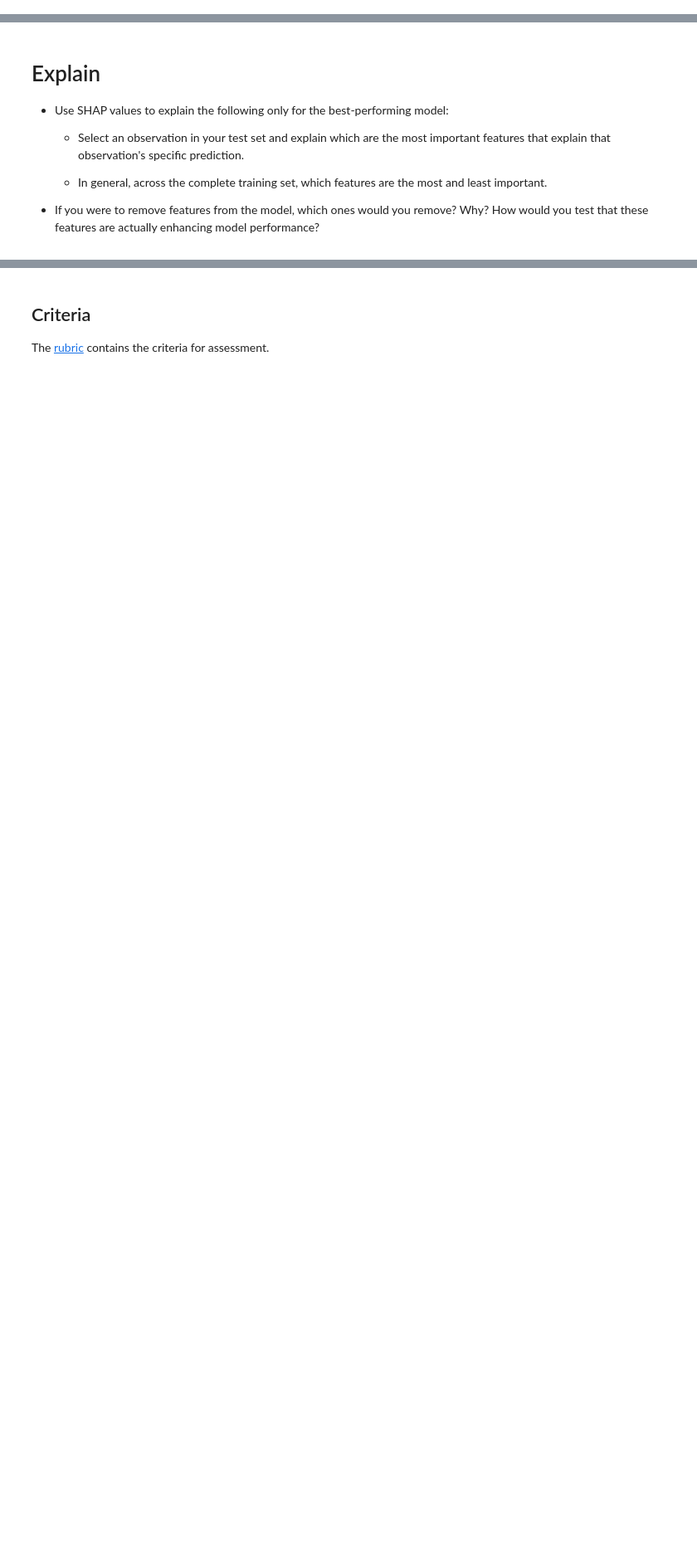
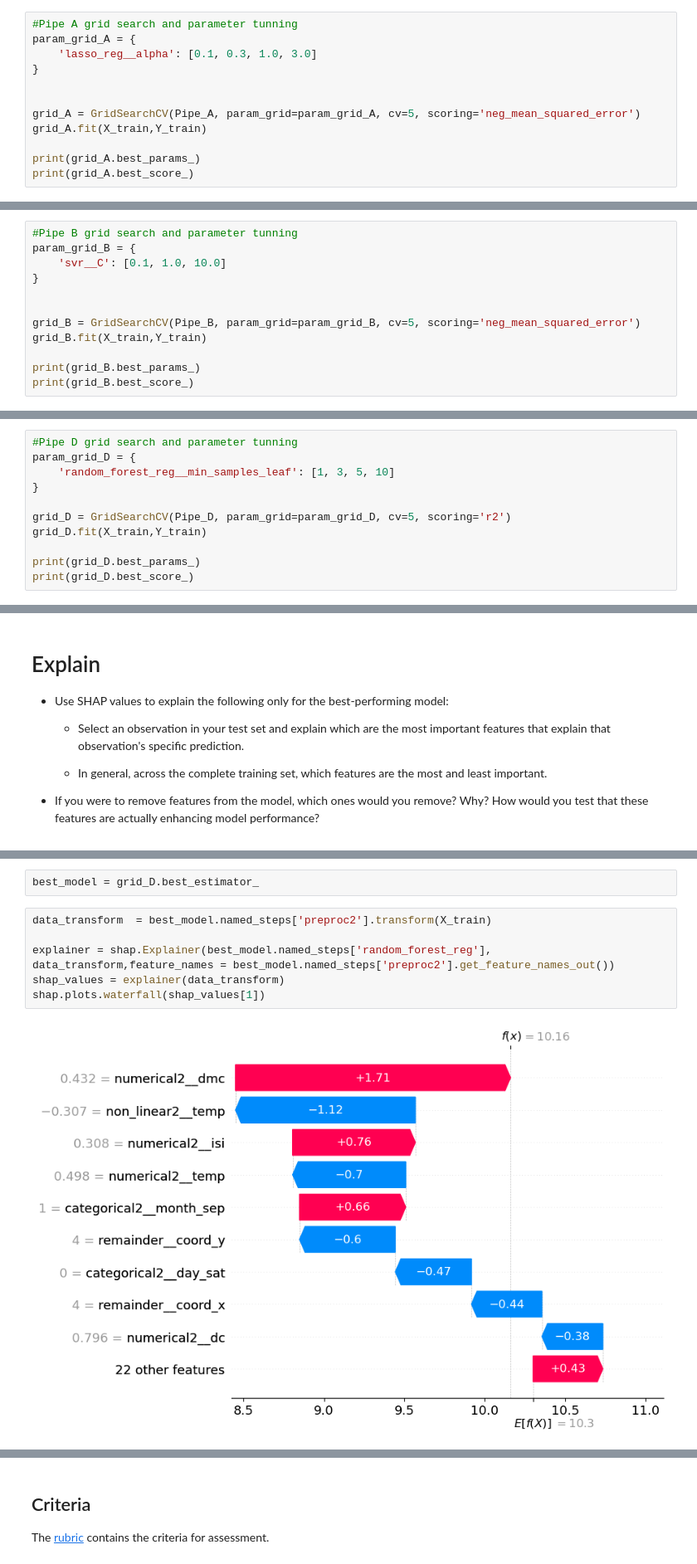
Before and after one commit to UofT-DSI/production, a Jupyter notebook: 02_activities/assignments/assignment_2.ipynb, the cells around one changed output, grey strips where cells are left out. Shown at 83% size. Cells and saved outputs as stored; diff of their text form; blank space fills up the shorter version.

```diff
--- a/02_activities/assignments/assignment_2.ipynb
+++ b/02_activities/assignments/assignment_2.ipynb
@@ -143,0 +298,12 @@ Create a [model pipeline](https://scikit-learn.org/stable/modules/generated/skle
+# %%
+#Pipe A grid search and parameter tunning
+param_grid_A = {
+    'lasso_reg__alpha': [0.1, 0.3, 1.0, 3.0]
+}
+
+
+grid_A = GridSearchCV(Pipe_A, param_grid=param_grid_A, cv=5, scoring='neg_mean_squared_error')
+grid_A.fit(X_train,Y_train)
+
+print(grid_A.best_params_)
+print(grid_A.best_score_)
@@ -143,0 +313,12 @@ Create a [model pipeline](https://scikit-learn.org/stable/modules/generated/skle
+# %%
+#Pipe B grid search and parameter tunning
+param_grid_B = {
+    'svr__C': [0.1, 1.0, 10.0]
+}
+
+
+grid_B = GridSearchCV(Pipe_B, param_grid=param_grid_B, cv=5, scoring='neg_mean_squared_error')
+grid_B.fit(X_train,Y_train)
+
+print(grid_B.best_params_)
+print(grid_B.best_score_)
@@ -143,0 +342,11 @@ Create a [model pipeline](https://scikit-learn.org/stable/modules/generated/skle
+# %%
+#Pipe D grid search and parameter tunning
+param_grid_D = {
+    'random_forest_reg__min_samples_leaf': [1, 3, 5, 10]
+}
+
+grid_D = GridSearchCV(Pipe_D, param_grid=param_grid_D, cv=5, scoring='r2')
+grid_D.fit(X_train,Y_train)
+
+print(grid_D.best_params_)
+print(grid_D.best_score_)
@@ -163,0 +381,10 @@ Create a [model pipeline](https://scikit-learn.org/stable/modules/generated/skle
+# %%
+best_model = grid_D.best_estimator_
+# %%
+data_transform  = best_model.named_steps['preproc2'].transform(X_train)
+
+explainer = shap.Explainer(best_model.named_steps['random_forest_reg'], data_transform,feature_names = best_model.named_steps['preproc2'].get_feature_names_out())
+shap_values = explainer(data_transform)
+shap.plots.waterfall(shap_values[1])
+# %% [output]
+[figure, added]
```
Also changed, not shown: parts of 25 cells of this notebook.
